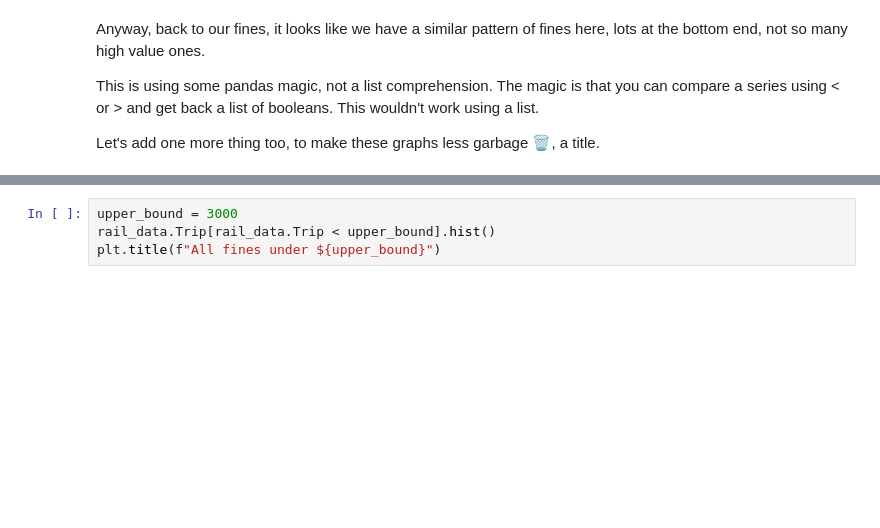
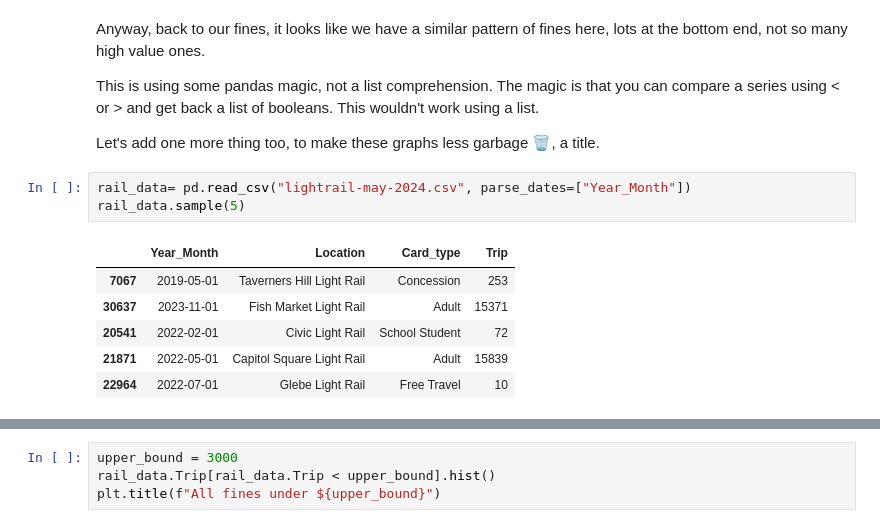
Before and after one commit to MajaTsuchida/Rail_data, a Jupyter notebook: basic_pandas.ipynb, the cells around one changed output, grey strips where cells are left out. Drawn from its saved outputs; the diff is of its cells as text; blank space fills up the shorter version.

```diff
--- a/basic_pandas.ipynb
+++ b/basic_pandas.ipynb
@@ -300,3 +301,13 @@ Anyway, back to our fines, it looks like we have a similar pattern of fines here
 This is using some pandas magic, not a list comprehension. The magic is that you can compare a series using < or > and get back a list of booleans. This wouldn't work using a list.
 
 Let's add one more thing too, to make these graphs less garbage 🗑, a title.
+# %%
+rail_data= pd.read_csv("lightrail-may-2024.csv", parse_dates=["Year_Month"])
+rail_data.sample(5)
+# %% [output]
+|  | Year_Month | Location | Card_type | Trip |
+| 7067 | 2019-05-01 | Taverners Hill Light Rail | Concession | 253 |
+| 30637 | 2023-11-01 | Fish Market Light Rail | Adult | 15371 |
+| 20541 | 2022-02-01 | Civic Light Rail | School Student | 72 |
+| 21871 | 2022-05-01 | Capitol Square Light Rail | Adult | 15839 |
+| 22964 | 2022-07-01 | Glebe Light Rail | Free Travel | 10 |
```
Also changed, not shown: parts of 7 cells of this notebook, 8 other files.
